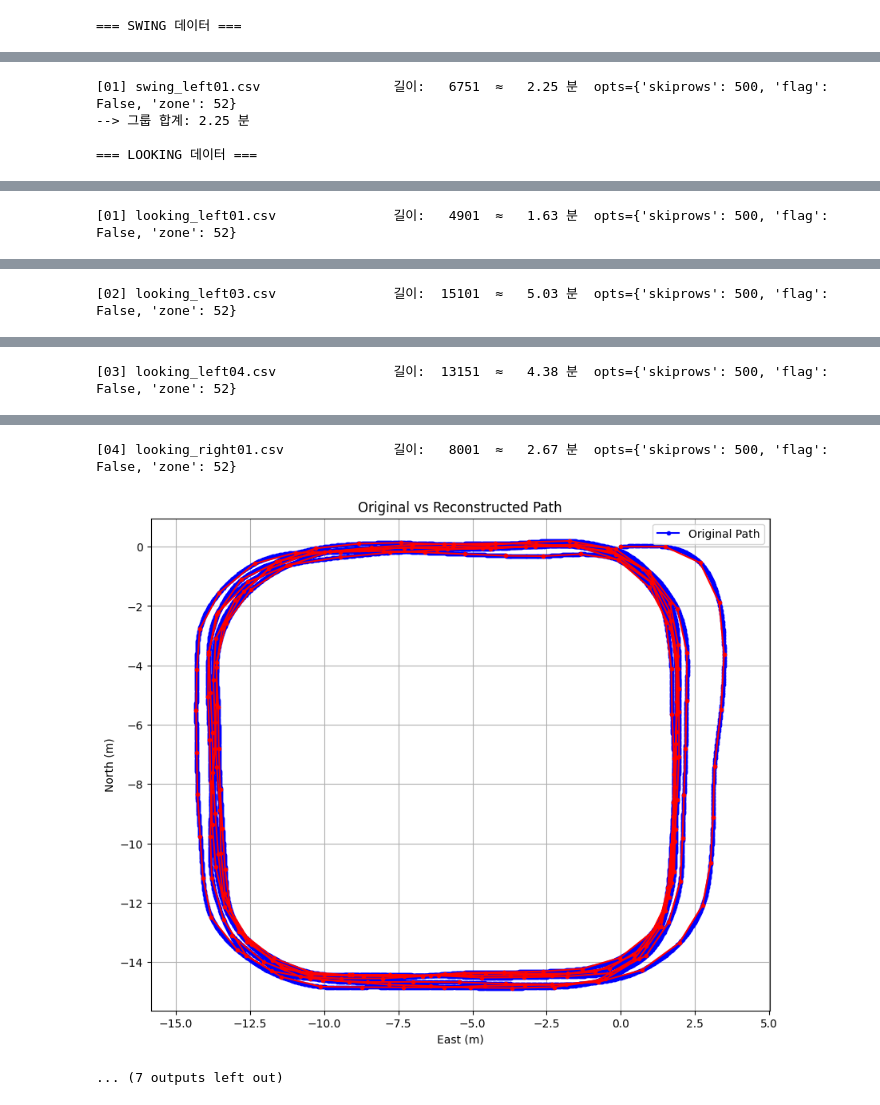
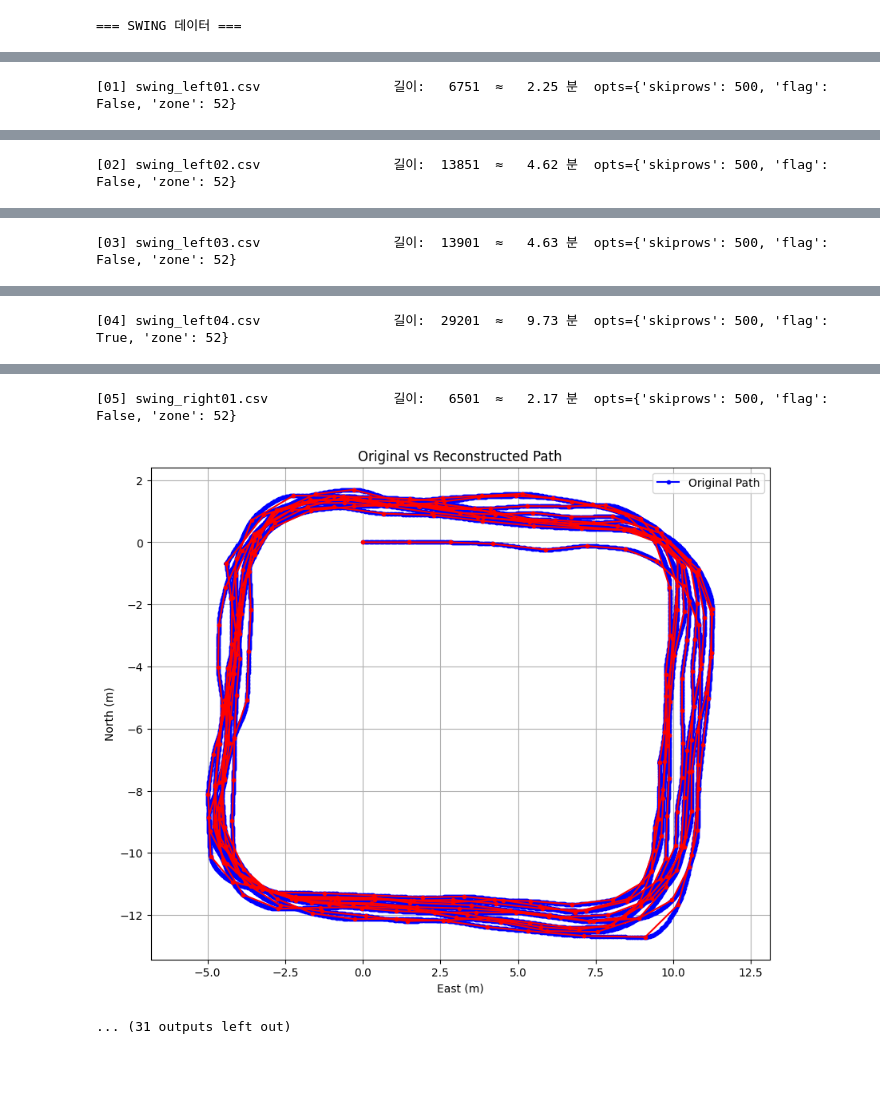
Before and after one commit to GitBosung/AI-PDR_GPS-GT, a Jupyter notebook: learningDataChecker.ipynb, the cells around one changed output, grey strips where cells are left out. Saved outputs shown, nothing was run; the diff lists cells and outputs as text; code cells hidden in the pictures; blank space fills up the shorter version.

```diff
--- a/learningDataChecker.ipynb
+++ b/learningDataChecker.ipynb
@@ -96,12 +96,11 @@ def load_and_process_data(file_path, skiprows=500, flag=False, zone=52):
     # 2) 선형 보간 함수 생성
     # f_e = interp1d(t_old, e_corr, kind='CubicSpline')
     # f_n = interp1d(t_old, n_corr, kind='CubicSpline')
-    f_e_pchip = CubicSpline(t_old, e_corr)
-    f_n_pchip = CubicSpline(t_old, n_corr)
+    f_e = PchipInterpolator(t_old.astype(float), e_corr.astype(float), extrapolate=True)
+    f_n = PchipInterpolator(t_old.astype(float), n_corr.astype(float), extrapolate=True)
 
-    # 3) 50개 포인트로 보간
-    e_aug = f_e_pchip(t_new)   # shape = (50,)
-    n_aug = f_n_pchip(t_new)   # shape = (50,)
+    e_aug = f_e(t_new.astype(float))
+    n_aug = f_n(t_new.astype(float))
 
     # df['e_aug'] = e_aug
     # df['n_aug'] = n_aug
@@ -220,11 +219,19 @@ def load_and_process_data(file_path, skiprows=500, flag=False, zone=52):
 # 파일별 옵션 (파일명 기준 override)
 config = {
     'looking_left05.csv': {'skiprows': 500, 'flag': True,  'zone': 52},
+    'looking_right04.csv': {'skiprows': 500, 'flag': True,  'zone': 52},
     'looking_lr02.csv':   {'skiprows': 500, 'flag': True,  'zone': 52},
+
+    'swing_left04.csv' : {'skiprows': 500, 'flag': True, 'zone': 52},
+    'swing_right04.csv' : {'skiprows': 500, 'flag': True, 'zone': 52},
+    'swing_lr02.csv' : {'skiprows': 500, 'flag': True, 'zone': 52},
+
     'UTAH_looking_01.csv':{'skiprows': 1000,'flag': True,  'zone': 12},
     'UTAH_looking_02.csv':{'skiprows': 1000,'flag': True,  'zone': 12},
     'UTAH_looking_03.csv':{'skiprows': 1000,'flag': True,  'zone': 12},
     'UTAH_looking_04.csv':{'skiprows': 1000,'flag': True,  'zone': 12},
+
+
 }
 default_config = {'skiprows': 500, 'flag': False, 'zone': 52}
 
@@ -237,26 +244,30 @@ FS = 50  # Hz
 # 학습 데이터 경로들
 swing_learnData_path = [
     os.path.join(BASE_DIR, 'data', 'learn_data', 'swing', 'swing_left01.csv'),
-    # os.path.join(BASE_DIR, 'data', 'learn_data', 'swing', 'swing_left02.csv'),
-    # os.path.join(BASE_DIR, 'data', 'learn_data', 'swing', 'swing_left03.csv'),
+    os.path.join(BASE_DIR, 'data', 'learn_data', 'swing', 'swing_left02.csv'),
+    os.path.join(BASE_DIR, 'data', 'learn_data', 'swing', 'swing_left03.csv'),
+    os.path.join(BASE_DIR, 'data', 'learn_data', 'swing', 'swing_left04.csv'),
 
-    # os.path.join(BASE_DIR, 'data', 'learn_data', 'swing', 'swing_right01.csv'),
-    # os.path.join(BASE_DIR, 'data', 'learn_data', 'swing', 'swing_right02.csv'),
-    # os.path.join(BASE_DIR, 'data', 'learn_data', 'swing', 'swing_right03.csv'),
+    os.path.join(BASE_DIR, 'data', 'learn_data', 'swing', 'swing_right01.csv'),
+    os.path.join(BASE_DIR, 'data', 'learn_data', 'swing', 'swing_right02.csv'),
+    os.path.join(BASE_DIR, 'data', 'learn_data', 'swing', 'swing_right03.csv'),
+    os.path.join(BASE_DIR, 'data', 'learn_data', 'swing', 'swing_right04.csv'),
 
-    # os.path.join(BASE_DIR, 'data', 'learn_data', 'swing', 'swing_lr01.csv'),
+    os.path.join(BASE_DIR, 'data', 'learn_data', 'swing', 'swing_lr01.csv'),
+    os.path.join(BASE_DIR, 'data', 'learn_data', 'swing', 'swing_lr02.csv'),
 ]
 
 looking_learnData_path = [
-    os.path.join(BASE_DIR, 'data', 'learn_data', 'looking','looking_left01.csv'),
-    #os.path.join(BASE_DIR, 'data', 'learn_data', 'looking','looking_left02.csv'),
-    os.path.join(BASE_DIR, 'data', 'learn_data', 'looking','looking_left03.csv'),
-    os.path.join(BASE_DIR, 'data', 'learn_data', 'looking','looking_left04.csv'),
-    #os.path.join(BASE_DIR, 'data', 'learn_data', 'looking','looking_left05.csv'),
+    os.path.join(BASE_DIR, 'data', 'learn_data', 'looking', 'looking_left01.csv'),
+    os.path.join(BASE_DIR, 'data', 'learn_data', 'looking', 'looking_left02.csv'),
+    os.path.join(BASE_DIR, 'data', 'learn_data', 'looking', 'looking_left03.csv'),
+    os.path.join(BASE_DIR, 'data', 'learn_data', 'looking', 'looking_left04.csv'),
+    os.path.join(BASE_DIR, 'data', 'learn_data', 'looking', 'looking_left05.csv'),
 
-    os.path.join(BASE_DIR, 'data', 'learn_data', 'looking','looking_right01.csv'),
-    os.path.join(BASE_DIR, 'data', 'learn_data', 'looking','looking_right02.csv'),
-    os.path.join(BASE_DIR, 'data', 'learn_data', 'looking','looking_right03.csv'),
+    os.path.join(BASE_DIR, 'data', 'learn_data', 'looking', 'looking_right01.csv'),
+    os.path.join(BASE_DIR, 'data', 'learn_data', 'looking', 'looking_right02.csv'),
+    os.path.join(BASE_DIR, 'data', 'learn_data', 'looking', 'looking_right03.csv'),
+    os.path.join(BASE_DIR, 'data', 'learn_data', 'looking', 'looking_right04.csv'),
 
     os.path.join(BASE_DIR, 'data', 'learn_data', 'looking','looking_lr01.csv'),
     os.path.join(BASE_DIR, 'data', 'learn_data', 'looking','looking_lr02.csv'),
@@ -265,6 +276,8 @@ looking_learnData_path = [
     # os.path.join(BASE_DIR, 'data', 'learn_data', 'UTAH_looking_02.csv'),
     # os.path.join(BASE_DIR, 'data', 'learn_data', 'UTAH_looking_03.csv'),
     # os.path.join(BASE_DIR, 'data', 'learn_data', 'UTAH_looking_04.csv'),
+
+
 ]
 
 
@@ -414,4 +427 @@ if __name__ == "__main__":
 [01] swing_left01.csv                 길이:   6751  ≈   2.25 분  opts={'skiprows': 500, 'flag': False, 'zone': 52}
---> 그룹 합계: 2.25 분
-
-=== LOOKING 데이터 ===
@@ -419 +429 @@ if __name__ == "__main__":
-[01] looking_left01.csv               길이:   4901  ≈   1.63 분  opts={'skiprows': 500, 'flag': False, 'zone': 52}
+[02] swing_left02.csv                 길이:  13851  ≈   4.62 분  opts={'skiprows': 500, 'flag': False, 'zone': 52}
@@ -421 +431 @@ if __name__ == "__main__":
-[02] looking_left03.csv               길이:  15101  ≈   5.03 분  opts={'skiprows': 500, 'flag': False, 'zone': 52}
+[03] swing_left03.csv                 길이:  13901  ≈   4.63 분  opts={'skiprows': 500, 'flag': False, 'zone': 52}
@@ -423 +433 @@ if __name__ == "__main__":
-[03] looking_left04.csv               길이:  13151  ≈   4.38 분  opts={'skiprows': 500, 'flag': False, 'zone': 52}
+[04] swing_left04.csv                 길이:  29201  ≈   9.73 분  opts={'skiprows': 500, 'flag': True, 'zone': 52}
@@ -425,3 +435,3 @@ if __name__ == "__main__":
-[04] looking_right01.csv              길이:   8001  ≈   2.67 분  opts={'skiprows': 500, 'flag': False, 'zone': 52}
+[05] swing_right01.csv                길이:   6501  ≈   2.17 분  opts={'skiprows': 500, 'flag': False, 'zone': 52}
-[figure, old version]
+[figure, new version]
-... (7 outputs left out)
+... (31 outputs left out)
```
Also changed, not shown: parts of 1 cell of this notebook, 35 other files.
